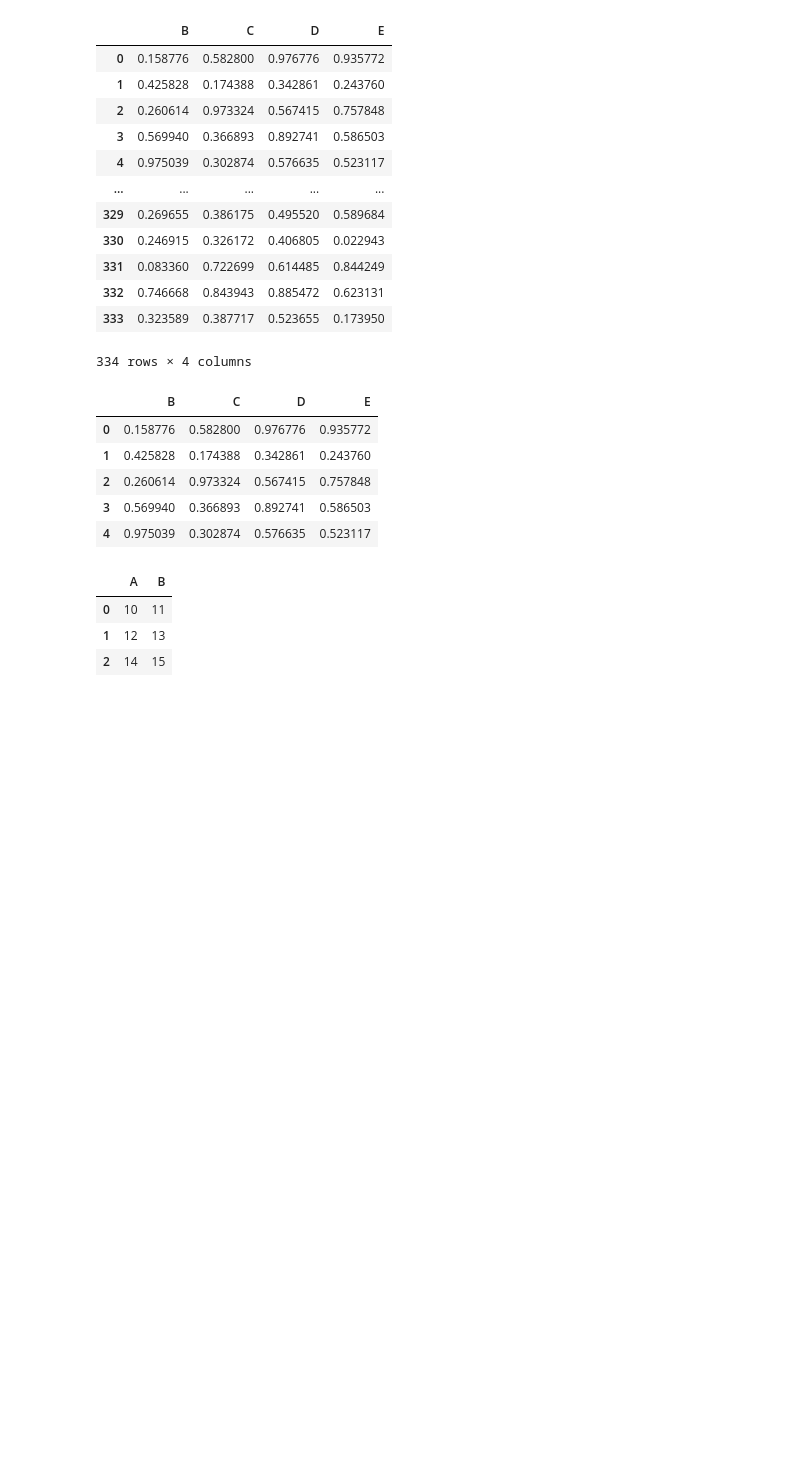
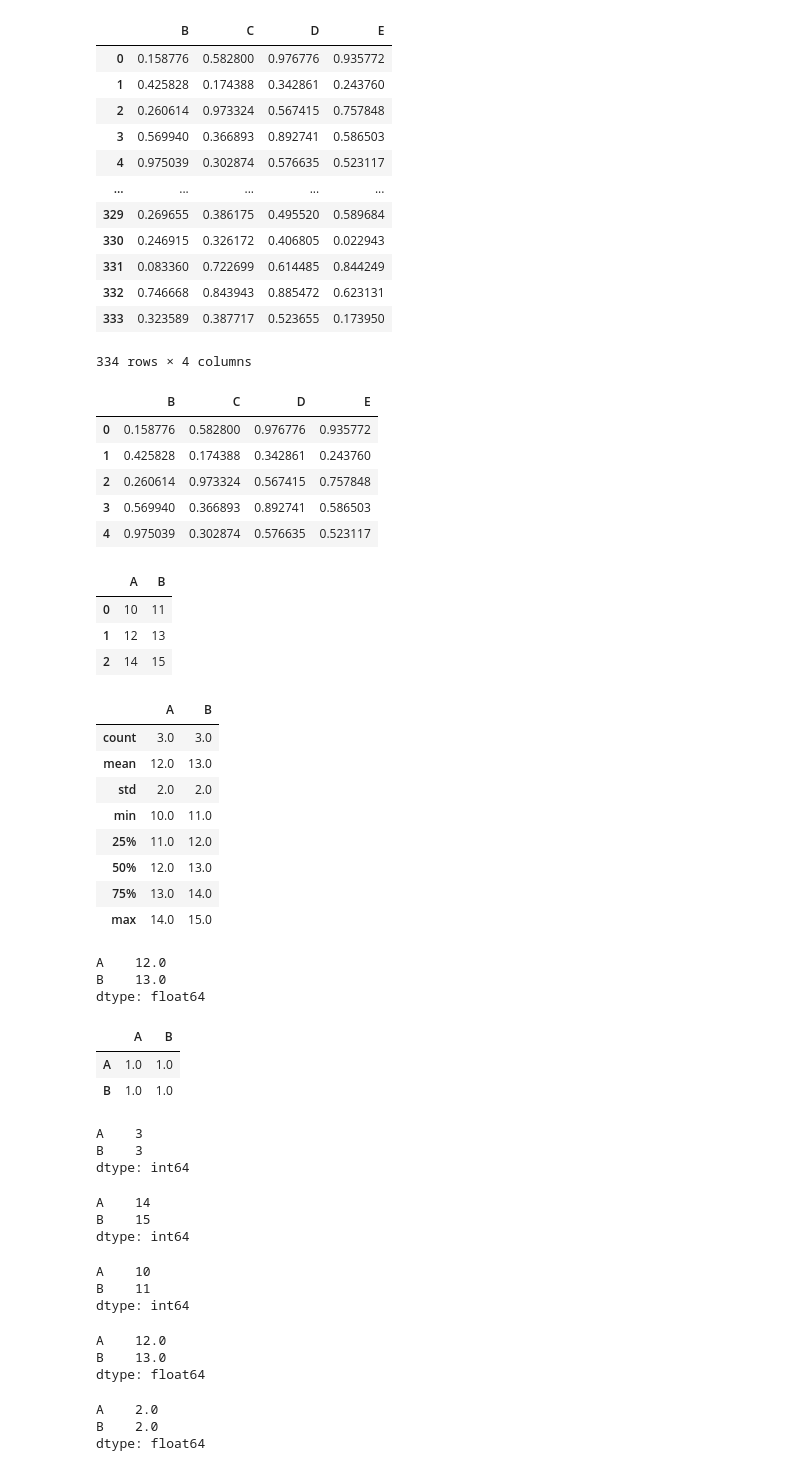
Before and after one commit to sawant98d/Pandas, a Jupyter notebook: Untitled.ipynb, the cells around one changed output. Cells and saved outputs as stored; diff of their text form; code cells hidden in the pictures; blank space fills up the shorter version.

Commit message:
added some statastics analysis methods like mean, median, corr, ..

```diff
--- a/Untitled.ipynb
+++ b/Untitled.ipynb
@@ -532,3 +532,57 @@ df
 | 0 | 10 | 11 |
 | 1 | 12 | 13 |
 | 2 | 14 | 15 |
+# %%
+df.describe()
+# %% [output]
+|  | A | B |
+| count | 3.0 | 3.0 |
+| mean | 12.0 | 13.0 |
+| std | 2.0 | 2.0 |
+| min | 10.0 | 11.0 |
+| 25% | 11.0 | 12.0 |
+| 50% | 12.0 | 13.0 |
+| 75% | 13.0 | 14.0 |
+| max | 14.0 | 15.0 |
+# %%
+df.mean()
+# %% [output]
+A    12.0
+B    13.0
+dtype: float64
+# %%
+df.corr()
+# %% [output]
+|  | A | B |
+| A | 1.0 | 1.0 |
+| B | 1.0 | 1.0 |
+# %%
+df.count()
+# %% [output]
+A    3
+B    3
+dtype: int64
+# %%
+df.max()
+# %% [output]
+A    14
+B    15
+dtype: int64
+# %%
+df.min()
+# %% [output]
+A    10
+B    11
+dtype: int64
+# %%
+df.median()
+# %% [output]
+A    12.0
+B    13.0
+dtype: float64
+# %%
+df.std()
+# %% [output]
+A    2.0
+B    2.0
+dtype: float64
```
Also changed, not shown: parts of 1 cell of this notebook.
